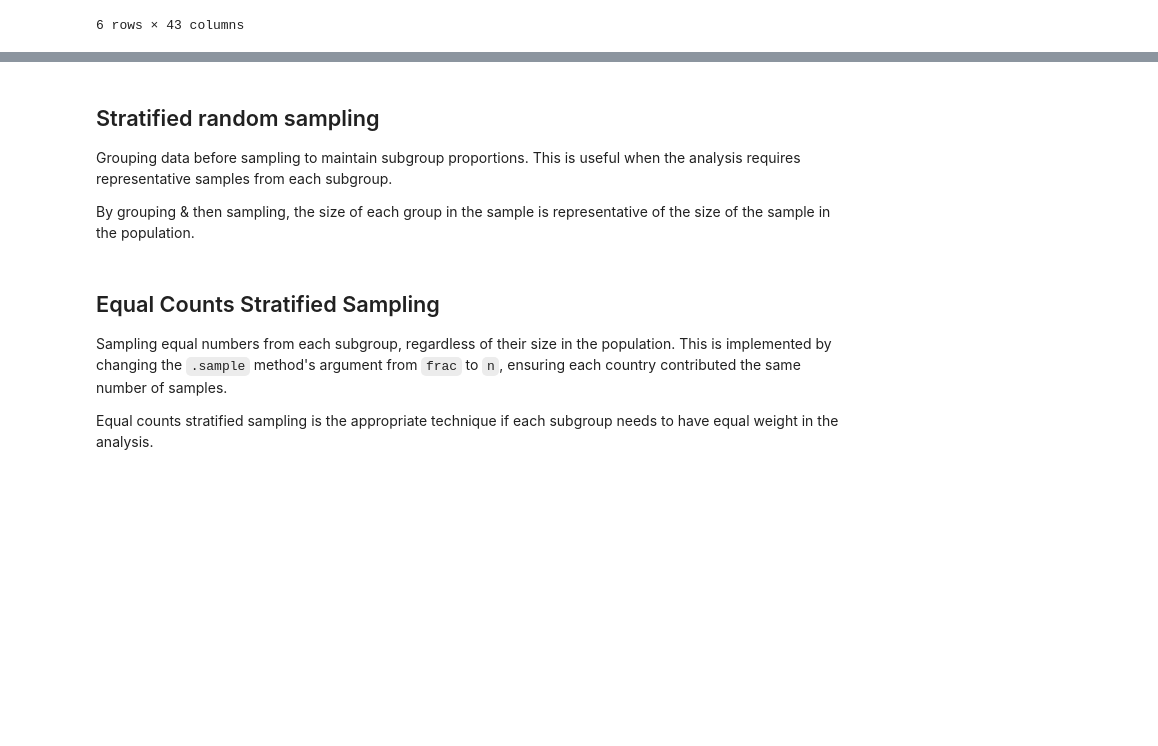
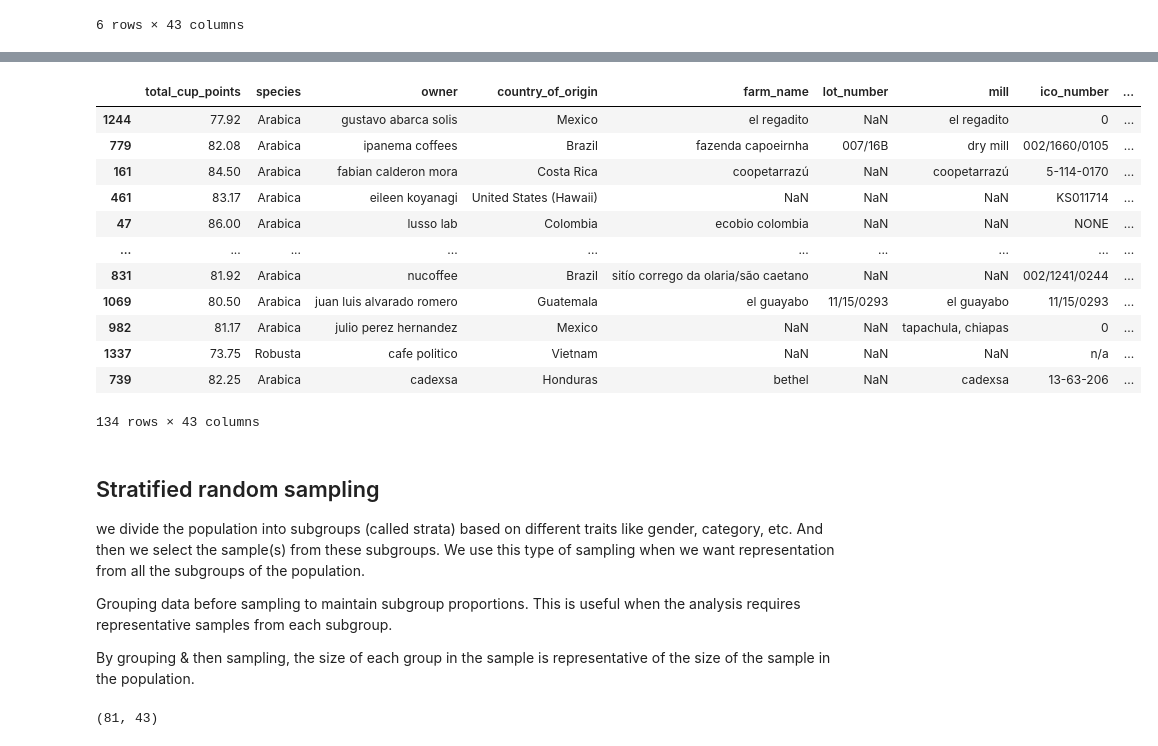
Before and after one commit to abhijeet-bhambere/python-ml-trail, a Jupyter notebook: sampling-in-python.ipynb, the cells around one changed output, grey strips where cells are left out. Drawn from its saved outputs; the diff is of its cells as text; code cells hidden in the pictures; blank space fills up the shorter version.

```diff
--- a/sampling-in-python.ipynb
+++ b/sampling-in-python.ipynb
@@ -218,12 +208,34 @@ coffee_df
+# %%
+coffee_df.sample(frac=0.1)
+# %% [output]
+|  | total_cup_points | species | owner | country_of_origin | farm_name | lot_number | mill | ico_number | ... |
+| 1244 | 77.92 | Arabica | gustavo abarca solis | Mexico | el regadito | NaN | el regadito | 0 | ... |
+| 779 | 82.08 | Arabica | ipanema coffees | Brazil | fazenda capoeirnha | 007/16B | dry mill | 002/1660/0105 | ... |
+| 161 | 84.50 | Arabica | fabian calderon mora | Costa Rica | coopetarrazú | NaN | coopetarrazú | 5-114-0170 | ... |
+| 461 | 83.17 | Arabica | eileen koyanagi | United States (Hawaii) | NaN | NaN | NaN | KS011714 | ... |
+| 47 | 86.00 | Arabica | lusso lab | Colombia | ecobio colombia | NaN | NaN | NONE | ... |
+| ... | ... | ... | ... | ... | ... | ... | ... | ... | ... |
+| 831 | 81.92 | Arabica | nucoffee | Brazil | sitío corrego da olaria/são caetano | NaN | NaN | 002/1241/0244 | ... |
+| 1069 | 80.50 | Arabica | juan luis alvarado romero | Guatemala | el guayabo | 11/15/0293 | el guayabo | 11/15/0293 | ... |
+| 982 | 81.17 | Arabica | julio perez hernandez | Mexico | NaN | NaN | tapachula, chiapas | 0 | ... |
+| 1337 | 73.75 | Robusta | cafe politico | Vietnam | NaN | NaN | NaN | n/a | ... |
+| 739 | 82.25 | Arabica | cadexsa | Honduras | bethel | NaN | cadexsa | 13-63-206 | ... |
+134 rows × 43 columns
 # %% [markdown]
 ## Stratified random sampling
+
+we divide the population into subgroups (called strata) based on different traits like gender, category, etc. And then we select the sample(s) from these subgroups. We use this type of sampling when we want representation from all the subgroups of the population.
 
 Grouping data before sampling to maintain subgroup proportions. This is useful when the analysis requires representative samples from each subgroup.
 
 By grouping & then sampling, the size of each group in the sample is representative of the size of the sample in the population.
-# %% [markdown]
-## Equal Counts Stratified Sampling
-
-Sampling equal numbers from each subgroup, regardless of their size in the population. This is implemented by changing the `.sample` method's argument from `frac` to `n`, ensuring each country contributed the same number of samples.
-
-Equal counts stratified sampling is the appropriate technique if each subgroup needs to have equal weight in the analysis.
+# %%
+# filtering top 5 countries
+top5_countries = coffee_df["country_of_origin"].value_counts().head().index.to_list()
+# create separate df
+top5_coffee_df = coffee_df[coffee_df["country_of_origin"].isin(top5_countries)]
+# taking 10% simple random sample
+top5_coffee_smple = top5_coffee_df.sample(frac=0.1 , random_state=2022)
+top5_coffee_smple.shape
+# %% [output]
+(81, 43)
```
Also changed, not shown: parts of 23 cells of this notebook.
